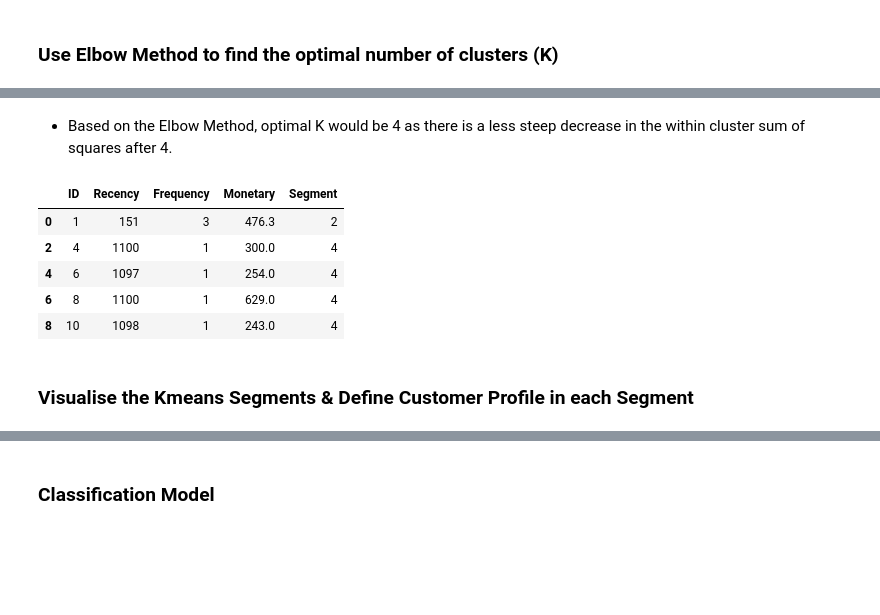
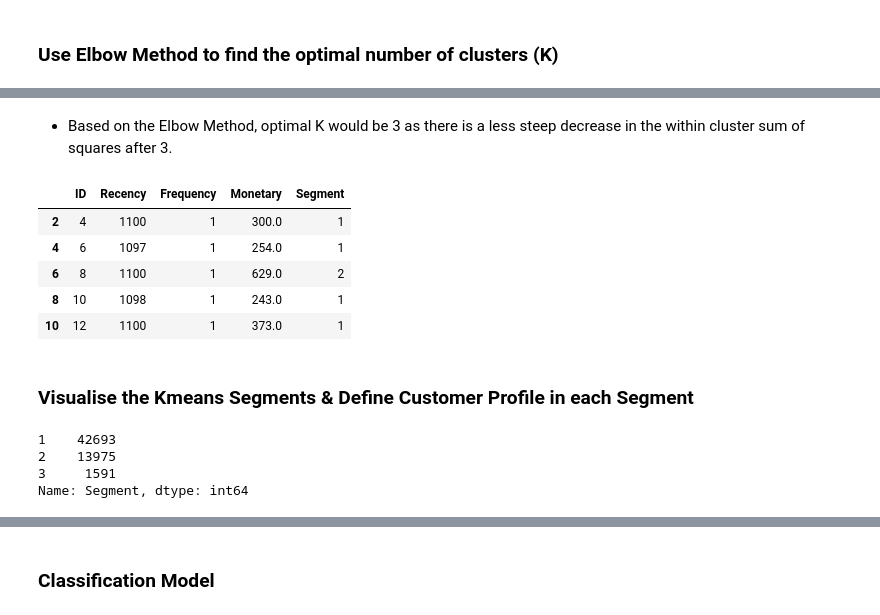
Before and after one commit to Buwoo/BT4211_Hotel, a Jupyter notebook: Hotel_Segmentation.ipynb, the cells around one changed output, grey strips where cells are left out. Drawn from its saved outputs; the diff is of its cells as text; code cells hidden in the pictures; blank space fills up the shorter version.

```diff
--- a/Hotel_Segmentation.ipynb
+++ b/Hotel_Segmentation.ipynb
@@ -206,6 +183,6 @@ RFM_df.shape
 # %%
 # Identify and remove outliers from the Monetary column
-total_outliers = len(RFM_df[(RFM_df['Monetary'] < lower_bound) | (RFM_df['Monetary'] > upper_bound)])
-RFM_df = RFM_df[(RFM_df['Monetary'] >= lower_bound) & (RFM_df['Monetary'] <= upper_bound)]
+total_outliers = len(RFM_df[RFM_df['Monetary'] > 6000])
+RFM_df = RFM_df[RFM_df['Monetary'] <= 6000]
 print(f'After dropping {total_outliers} outliers, there are now {len(RFM_df)} customers.')
 # %% [output]
@@ -254,0 +196,6 @@ for i,j in enumerate(columns):
+# %%
+# create subset of customers with Frequency of 1
+RFM_non_repeat_cust_df = RFM_df[RFM_df['Frequency']==1]
+
+# create subset of customers with Frequency > 1
+RFM_repeat_cust_df = RFM_df[RFM_df['Frequency']>1]
@@ -255,2 +232,4 @@ for i,j in enumerate(columns):
+# %%
+kmeans_df = RFM_non_repeat_cust_df['Monetary']
 # %% [markdown]
 ### Standardise the data
@@ -261,0 +236,6 @@ data_scaled=pd.DataFrame(scaled_rfm,columns=scaler.get_feature_names_out())
+# %%
+scaler = StandardScaler()
+scaled_kmeans_df = scaler.fit_transform(kmeans_df.values.reshape(-1,1))
+
+scaled_df=pd.DataFrame(scaled_kmeans_df,columns=['scaled_monetary'])
+scaled_df.sample(5)
@@ -281,21 +268,28 @@ plt.show()
 # %% [markdown]
-- Based on the Elbow Method, optimal K would be 4 as there is a less steep decrease in the within cluster sum of squares after 4.
+- Based on the Elbow Method, optimal K would be 3 as there is a less steep decrease in the within cluster sum of squares after 3.
 # %%
-#Build K Means clustering model using K=4
-kmean_model = KMeans(n_clusters=4, init='k-means++', max_iter=1000, random_state=20)
-kmean_model.fit(data_scaled)
+#Build K Means clustering model using K=3
+kmean_model = KMeans(n_clusters=3, init='k-means++', max_iter=1000, random_state=20)
+kmean_model.fit(scaled_df)
 
 #find the clusters for the customers
-RFM_df['Segment'] = kmean_model.labels_ + 1 #start cluster naming from 1
+RFM_non_repeat_cust_df['Segment'] = kmean_model.labels_ + 1 #start cluster naming from 1
 
-RFM_df.head()
+RFM_non_repeat_cust_df.head()
 # %% [output]
 |  | ID | Recency | Frequency | Monetary | Segment |
-| 0 | 1 | 151 | 3 | 476.3 | 2 |
-| 2 | 4 | 1100 | 1 | 300.0 | 4 |
-| 4 | 6 | 1097 | 1 | 254.0 | 4 |
-| 6 | 8 | 1100 | 1 | 629.0 | 4 |
-| 8 | 10 | 1098 | 1 | 243.0 | 4 |
+| 2 | 4 | 1100 | 1 | 300.0 | 1 |
+| 4 | 6 | 1097 | 1 | 254.0 | 1 |
+| 6 | 8 | 1100 | 1 | 629.0 | 2 |
+| 8 | 10 | 1098 | 1 | 243.0 | 1 |
+| 10 | 12 | 1100 | 1 | 373.0 | 1 |
 # %% [markdown]
 ### Visualise the Kmeans Segments & Define Customer Profile in each Segment
+# %%
+RFM_non_repeat_cust_df['Segment'].value_counts()
+# %% [output]
+1    42693
+2    13975
+3     1591
+Name: Segment, dtype: int64
 # %%
```
Also changed, not shown: parts of 43 cells of this notebook, 1 other file.
